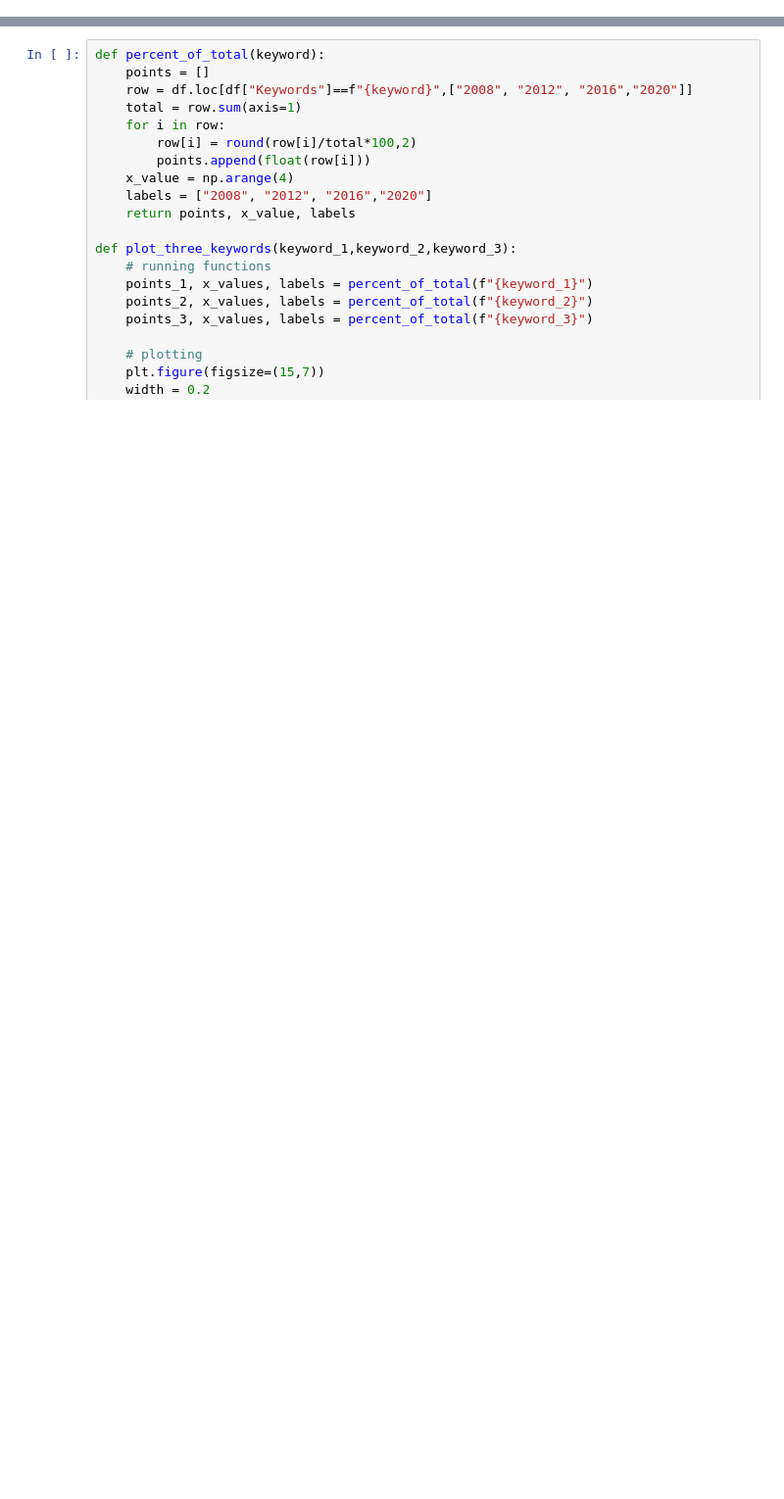
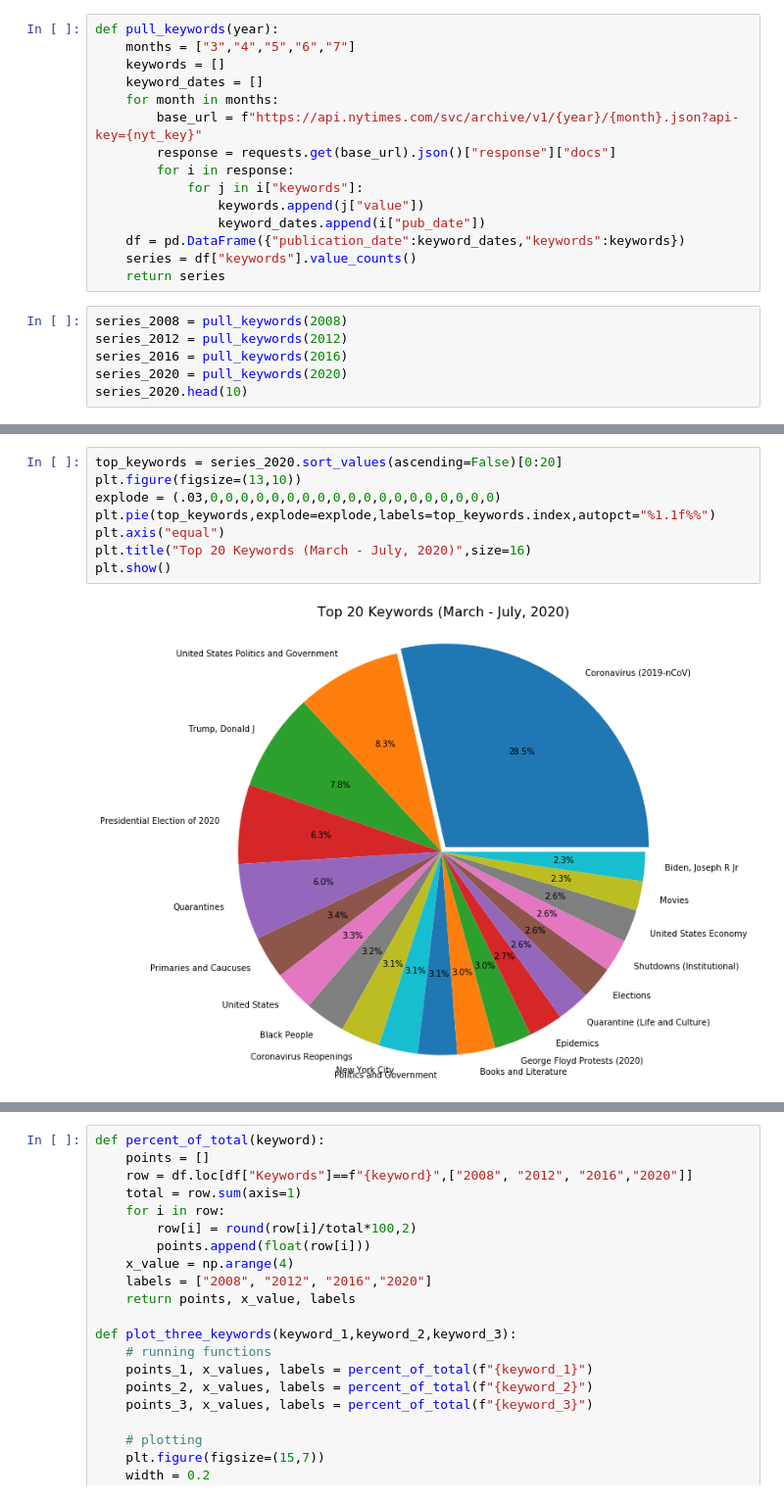
Before and after one commit to RoarkJ/NYT-Keyword-Analysis, a Jupyter notebook: plotting.ipynb, the cells around one changed output, grey strips where cells are left out. Shown at 98% size. Saved outputs shown, nothing was run; the diff lists cells and outputs as text; blank space fills up the shorter version.

Commit message:
plotting edits

```diff
--- a/plotting.ipynb
+++ b/plotting.ipynb
@@ -10,0 +12,21 @@ warnings.filterwarnings('ignore')
+# %%
+def pull_keywords(year):
+    months = ["3","4","5","6","7"]
+    keywords = []
+    keyword_dates = []
+    for month in months:
+        base_url = f"https://api.nytimes.com/svc/archive/v1/{year}/{month}.json?api-key={nyt_key}"
+        response = requests.get(base_url).json()["response"]["docs"]
+        for i in response:
+            for j in i["keywords"]:
+                keywords.append(j["value"])
+                keyword_dates.append(i["pub_date"])
+    df = pd.DataFrame({"publication_date":keyword_dates,"keywords":keywords})
+    series = df["keywords"].value_counts()
+    return series
+# %%
+series_2008 = pull_keywords(2008)
+series_2012 = pull_keywords(2012)
+series_2016 = pull_keywords(2016)
+series_2020 = pull_keywords(2020)
+series_2020.head(10)
@@ -10,0 +45,10 @@ warnings.filterwarnings('ignore')
+# %%
+top_keywords = series_2020.sort_values(ascending=False)[0:20]
+plt.figure(figsize=(13,10))
+explode = (.03,0,0,0,0,0,0,0,0,0,0,0,0,0,0,0,0,0,0,0)
+plt.pie(top_keywords,explode=explode,labels=top_keywords.index,autopct="%1.1f%%")
+plt.axis("equal")
+plt.title("Top 20 Keywords (March - July, 2020)",size=16)
+plt.show()
+# %% [output]
+[figure, added]
```
Also changed, not shown: parts of 31 cells of this notebook.
